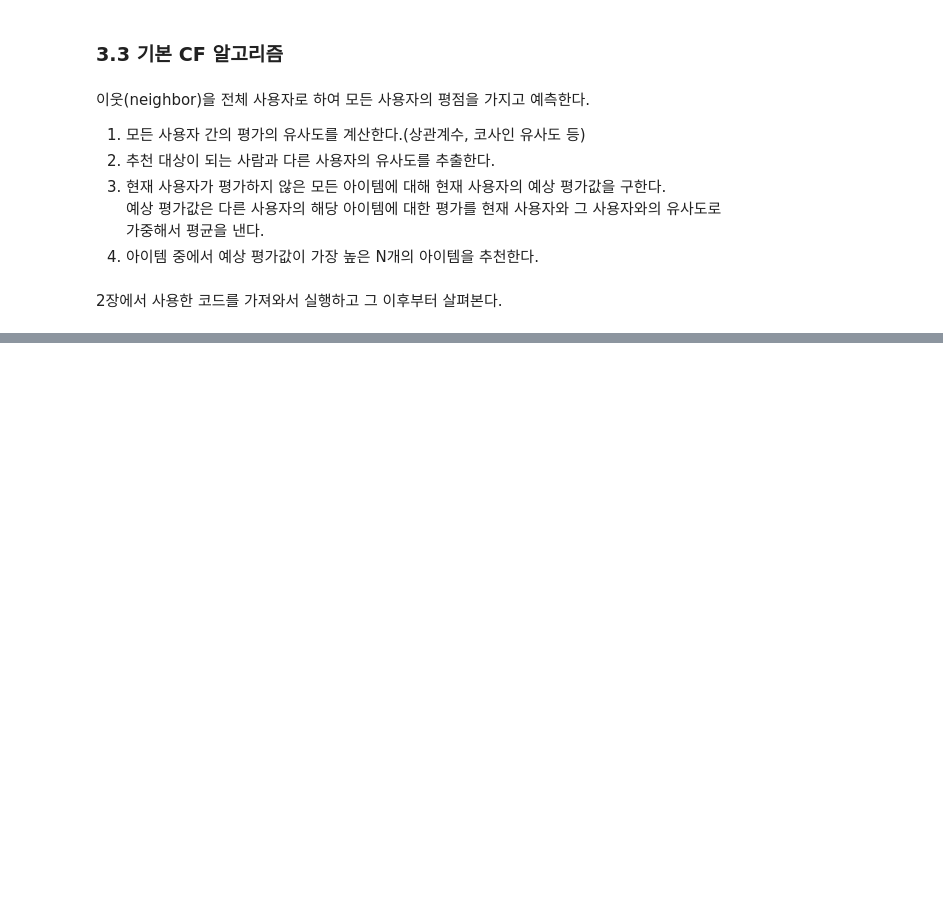
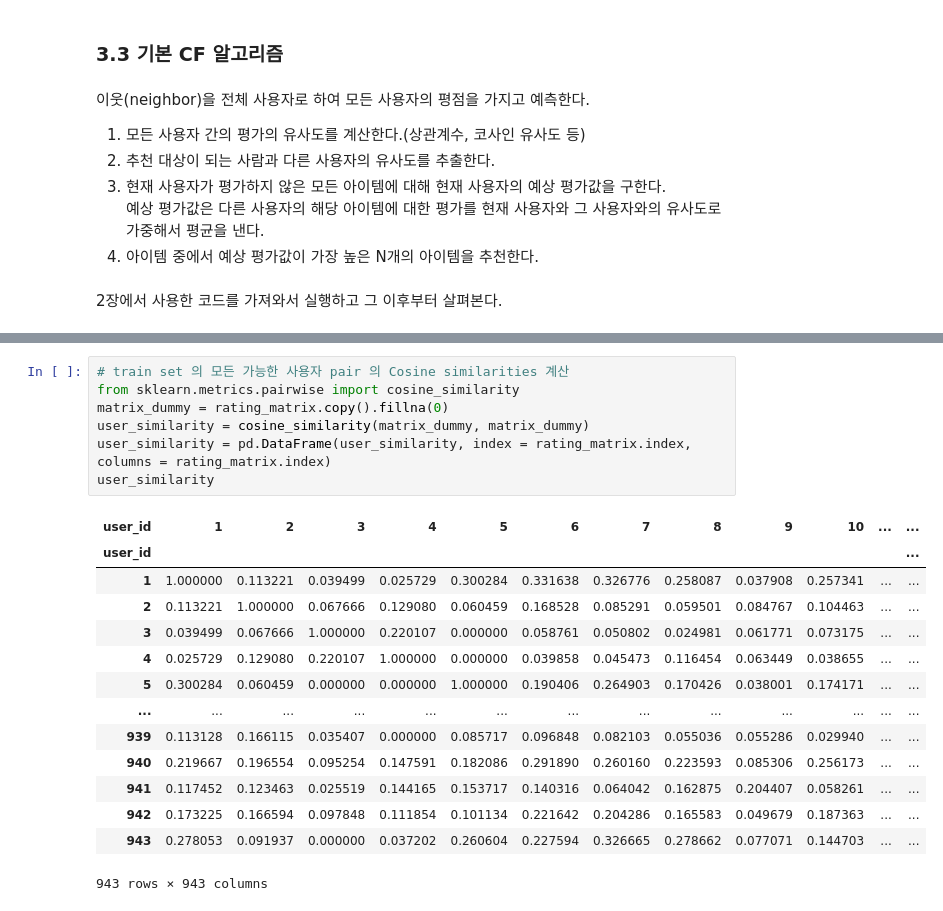
Before and after one commit to Junoflows/REC_basic, a Jupyter notebook: CH3. 협업 필터링 추천 시스템.ipynb, the cells around one changed output, grey strips where cells are left out. Drawn from its saved outputs; the diff is of its cells as text; blank space fills up the shorter version.

```diff
--- a/CH3. 협업 필터링 추천 시스템.ipynb
+++ b/CH3. 협업 필터링 추천 시스템.ipynb
@@ -78,0 +98,22 @@ rating_matrix = x_train.pivot(index='user_id', columns='movie_id', values='ratin
+# %%
+# train set 의 모든 가능한 사용자 pair 의 Cosine similarities 계산
+from sklearn.metrics.pairwise import cosine_similarity
+matrix_dummy = rating_matrix.copy().fillna(0)
+user_similarity = cosine_similarity(matrix_dummy, matrix_dummy)
+user_similarity = pd.DataFrame(user_similarity, index = rating_matrix.index, columns = rating_matrix.index)
+user_similarity
+# %% [output]
+| user_id | 1 | 2 | 3 | 4 | 5 | 6 | 7 | 8 | 9 | 10 | ... | ... |
+| user_id |  |  |  |  |  |  |  |  |  |  |  | ... |
+| 1 | 1.000000 | 0.113221 | 0.039499 | 0.025729 | 0.300284 | 0.331638 | 0.326776 | 0.258087 | 0.037908 | 0.257341 | ... | ... |
+| 2 | 0.113221 | 1.000000 | 0.067666 | 0.129080 | 0.060459 | 0.168528 | 0.085291 | 0.059501 | 0.084767 | 0.104463 | ... | ... |
+| 3 | 0.039499 | 0.067666 | 1.000000 | 0.220107 | 0.000000 | 0.058761 | 0.050802 | 0.024981 | 0.061771 | 0.073175 | ... | ... |
+| 4 | 0.025729 | 0.129080 | 0.220107 | 1.000000 | 0.000000 | 0.039858 | 0.045473 | 0.116454 | 0.063449 | 0.038655 | ... | ... |
+| 5 | 0.300284 | 0.060459 | 0.000000 | 0.000000 | 1.000000 | 0.190406 | 0.264903 | 0.170426 | 0.038001 | 0.174171 | ... | ... |
+| ... | ... | ... | ... | ... | ... | ... | ... | ... | ... | ... | ... | ... |
+| 939 | 0.113128 | 0.166115 | 0.035407 | 0.000000 | 0.085717 | 0.096848 | 0.082103 | 0.055036 | 0.055286 | 0.029940 | ... | ... |
+| 940 | 0.219667 | 0.196554 | 0.095254 | 0.147591 | 0.182086 | 0.291890 | 0.260160 | 0.223593 | 0.085306 | 0.256173 | ... | ... |
+| 941 | 0.117452 | 0.123463 | 0.025519 | 0.144165 | 0.153717 | 0.140316 | 0.064042 | 0.162875 | 0.204407 | 0.058261 | ... | ... |
+| 942 | 0.173225 | 0.166594 | 0.097848 | 0.111854 | 0.101134 | 0.221642 | 0.204286 | 0.165583 | 0.049679 | 0.187363 | ... | ... |
+| 943 | 0.278053 | 0.091937 | 0.000000 | 0.037202 | 0.260604 | 0.227594 | 0.326665 | 0.278662 | 0.077071 | 0.144703 | ... | ... |
+943 rows × 943 columns
```
Also changed, not shown: parts of 10 cells of this notebook.
